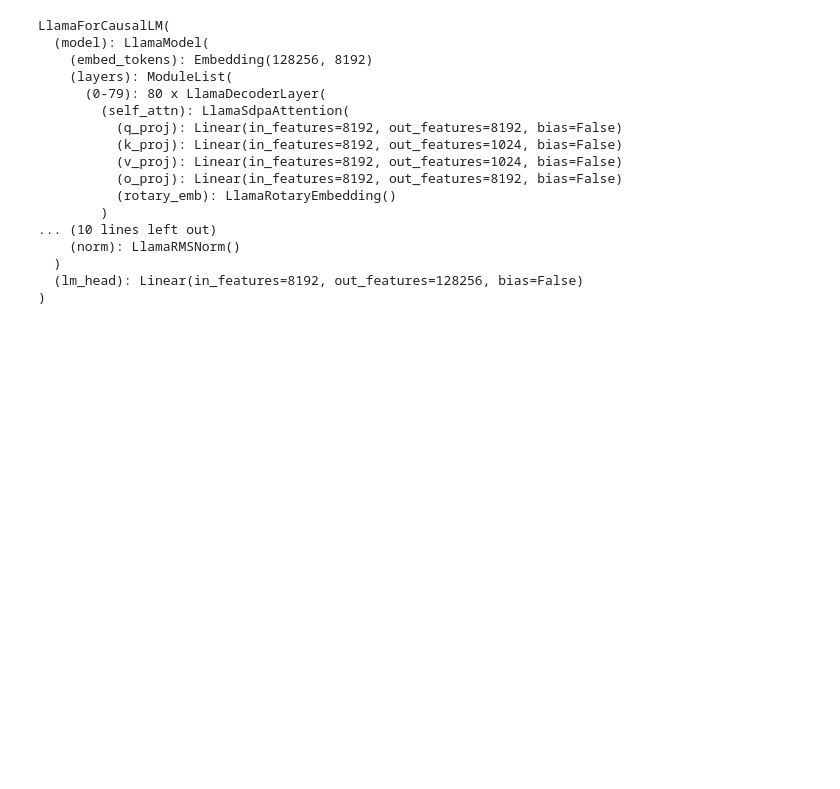
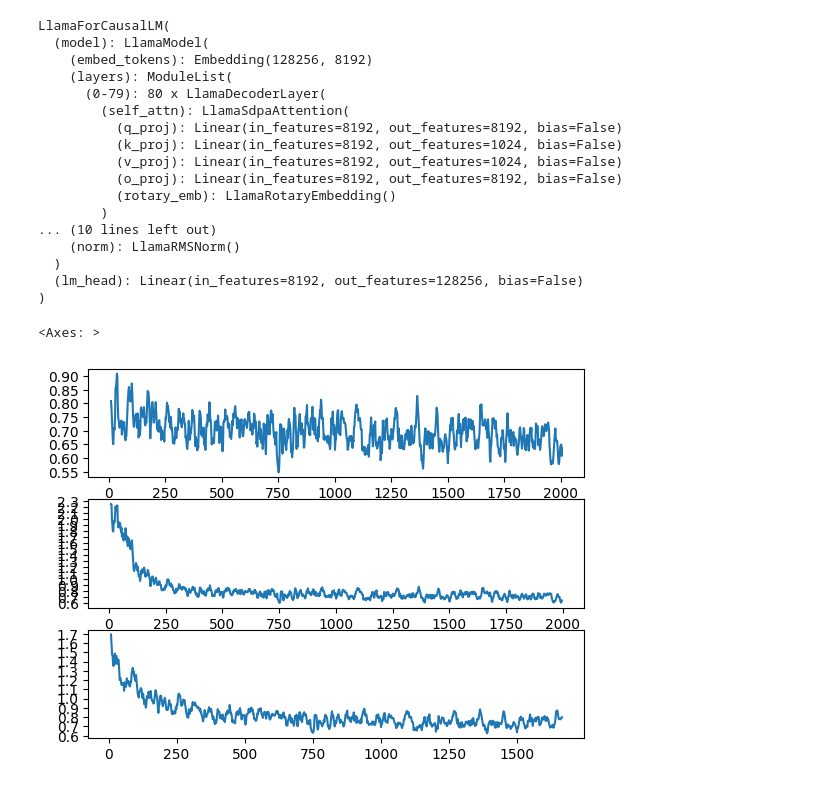
Before and after one commit to AnswerDotAI/fsdp_qlora, a Jupyter notebook: experiments/llama_large/llama70b.ipynb, the cells around one changed output. Cells and saved outputs as stored; diff of their text form; code cells hidden in the pictures; blank space fills up the shorter version.

```diff
--- a/experiments/llama_large/llama70b.ipynb
+++ b/experiments/llama_large/llama70b.ipynb
@@ -42,0 +48,36 @@ LlamaForCausalLM(
+# %%
+logfile = "/workspace/git/fsdp_qlora/experiments/llama_large/logs/large_llama_405b_hqq_4bit.log"
+logfile2 = "/workspace/git/fsdp_qlora/experiments/llama_large/logs/large_llama_405b_hqq_mixed_bit.log"
+logfile3 = "/workspace/git/fsdp_qlora/experiments/llama_large/logs/large_llama_405b_hqq_2bit.log"
+# %%
+logs = Path(logfile).read_text().split("\n")
+logs2 = Path(logfile2).read_text().split("\n")
+logs3 = Path(logfile3).read_text().split("\n")
+# %%
+def extract_loss(l):
+	match = re.search(r'Loss\s+([0-9.]+)', l)
+	loss_value = match.group(1)
+	return loss_value
+# %%
+losses = [float(extract_loss(l)) for l in logs if "Loss" in l][50:]
+losses2 = [float(extract_loss(l)) for l in logs2 if "Loss" in l][50:]
+losses3 = [float(extract_loss(l)) for l in logs3 if "Loss" in l][50:]
+# %%
+import matplotlib.pyplot as plt
+# pd.Series(losses).plot()
+# smooth the plot
+# pd.Series(losses).rolling(100).mean().plot()
+# smooth plot all logs in different figures
+fix, axes = plt.subplots(3, 1)
+
+# show 0,0.25,0.5,0.75,1,... in y axis
+axes[0].yaxis.set_major_locator(plt.MultipleLocator(0.05))
+axes[1].yaxis.set_major_locator(plt.MultipleLocator(0.1))
+axes[2].yaxis.set_major_locator(plt.MultipleLocator(0.1))
+
+pd.Series(losses).rolling(10).mean().plot(ax=axes[0])
+pd.Series(losses2).rolling(10).mean().plot(ax=axes[1])
+pd.Series(losses3).rolling(10).mean().plot(ax=axes[2])
+# %% [output]
+<Axes: >
+[figure, added]
```
Also changed, not shown: parts of 1 cell of this notebook, 3 other files.
